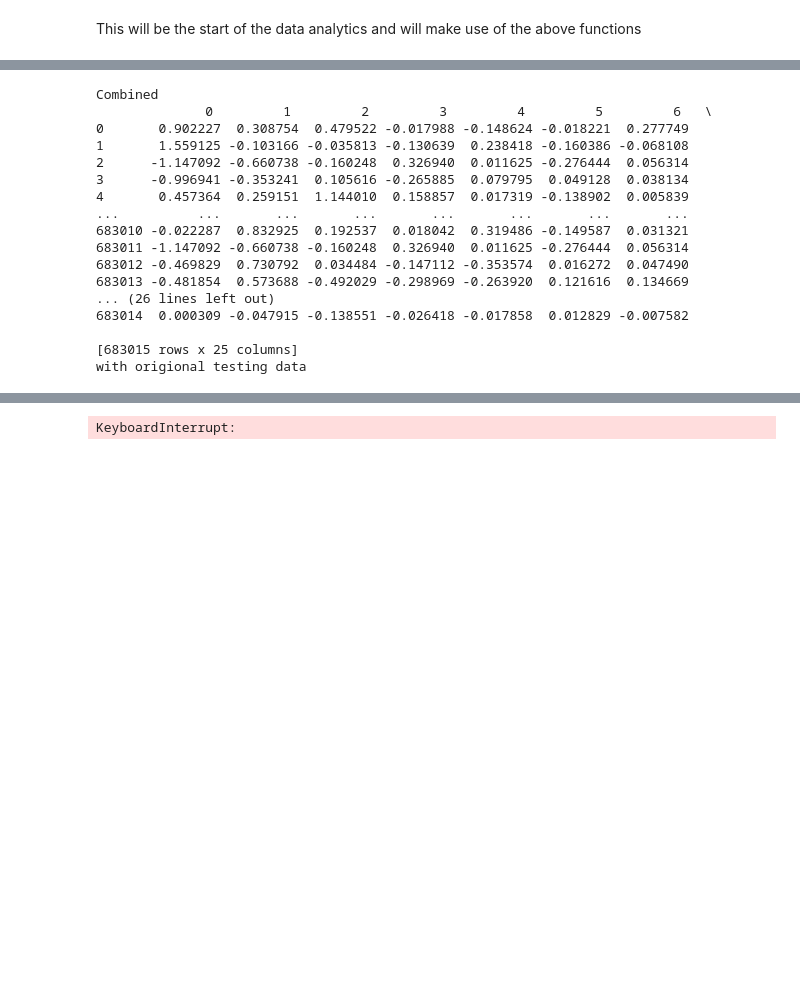
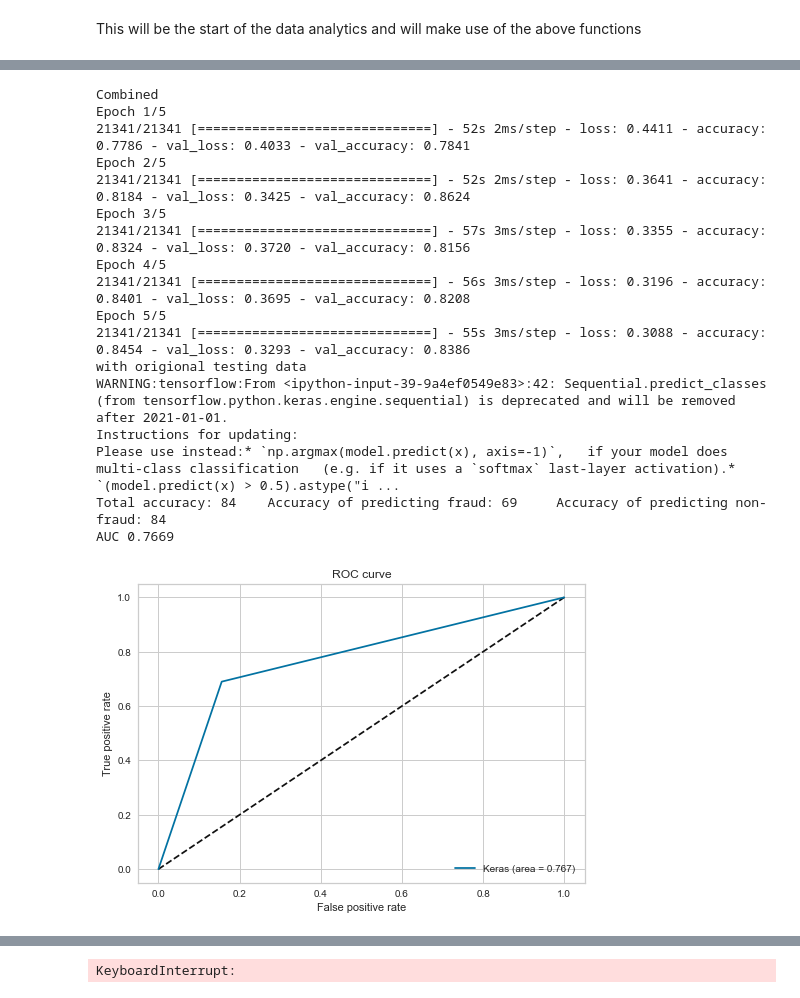
Before and after one commit to KevinGenereux/ESOF_0151_Project, a Jupyter notebook: lucas-src/fraud_detection lucas copy.ipynb, the cells around one changed output, grey strips where cells are left out. Saved outputs shown, nothing was run; the diff lists cells and outputs as text; code cells hidden in the pictures; blank space fills up the shorter version.

```diff
--- a/lucas-src/fraud_detection lucas copy.ipynb
+++ b/lucas-src/fraud_detection lucas copy.ipynb
@@ -449,5 +447,5 @@ dot: graph is too large for cairo-renderer bitmaps. Scaling by 0.113068 to fit
 # %%
- from keras.wrappers.scikit_learn import KerasClassifier
+
 #------------------------------------------------Neural Network Functions-------------------------------------#
 #These are different functions to build and test out an Artifical Neural Network
 #There are functions to train the model, print training data, find accuaracy and other metrics and plot the layout of the NN
@@ -457,49 +455,39 @@ dot: graph is too large for cairo-renderer bitmaps. Scaling by 0.113068 to fit
 #the NNetwork function will build and train a Neural Network
 #there will be 8 inputs but not all of them will be used. Tr is the predictor data, A is the response data E is the epochs L1-L4 are the different layer sizes but some may not be in use and W is a binary 0 or 1 to see if custom weights will need to be given to the answers
 #the output of this model is the NNModel that has been trained and the fitted model from the data
-#def NNetwork(Tr,A,E,L1,L2,L3,L4,W):#Tr is training set A is answer L1 is layer 1 nodes L2 is layer 2 nodes E is the epochs and W is if weights are needed
-def NNetwork():
-    #NNIn=Tr#take the data and use  new name for it
-    #NNans=A
+def NNetwork(Tr,A,E,L1,L2,L3,L4,W):#Tr is training set A is answer L1 is layer 1 nodes L2 is layer 2 nodes E is the epochs and W is if weights are needed
+    NNIn=Tr#take the data and use  new name for it
+    NNans=A
     ##########################################layers are added and removed here to test different implementations
     model_NN=Sequential()
-    #model_NN.add(Dense(L1, input_dim=NNIn.shape[1], activation='relu'))#50 nodes in first hidden layer there might have been an issue with relu but it seems to be fixed
-    model_NN.add(Dense(500, input_dim=comb_x.shape[1], activation='relu'))#50 nodes in first hidden layer there might have been an issue with relu but it seems to be fixed
+    model_NN.add(Dense(L1, input_dim=NNIn.shape[1], activation='relu'))#50 nodes in first hidden layer there might have been an issue with relu but it seems to be fixed
     model_NN.add(Dropout(0.1))
-    model_NN.add(Dense(500, activation='relu'))
+    model_NN.add(Dense(L2, activation='relu'))
     #model_NN.add(Dense(L3, activation='relu',kernel_initializer='uniform'))
 
     #model_NN.add(Dense(L4, activation='relu'))#seems to bring back the all same value issue
     #model_NN.add(Dropout(0.1))
     model_NN.add(Dense(1, activation='sigmoid'))
     model_NN.compile(loss='binary_crossentropy', optimizer='adam', metrics=['accuracy'])
+    #model_NN.compile(optimizer=sgd,loss='mse')##################################################try another optimizer
+    if(W==1):#if the weights are needed or not
+        weights={0:(np.count_nonzero(NNans==1)/NNans.size), 1:(np.count_nonzero(NNans==0)/NNans.size)}#gives more even distribution less loss and not much difference in accuracy
+        #weights={0:7, 1:193}#increase to 27 gave slightly better results
+        nnHist=model_NN.fit(NNIn,NNans,class_weight=weights,epochs=E, validation_data=(X_test,Y_test))# it says 11073 insteead of 354324 because there are 32 batches and 354324/32=11073
 
-def NNClassifier(Tr,A, W):
-    print(Tr)
-    NNIn=Tr
-    NNans=A
-    E=5
-    model_NN=KerasClassifier(build_fn=NNetwork, epochs=5)
-    model_NN._estimator_type="classifier"
-    #model_NN.compile(optimizer=sgd,loss='mse')##################################################try another optimizer
-    #if(W==1):#if the weights are needed or not
-       # weights={0:(np.count_nonzero(NNans==1)/NNans.size), 1:(np.count_nonzero(NNans==0)/NNans.size)}#gives more even distribution less loss and not much difference in accuracy
-        #weights={0:7, 1:193}#increase to 27 gave slightly better results
-        #nnHist=model_NN.fit(NNIn,NNans,class_weight=weights,epochs=E, validation_data=(X_validation,Y_validation))# it says 11073 insteead of 354324 because there are 32 batches and 354324/32=11073
-
-    #else:
-      # nnHist=model_NN.fit(NNIn,NNans,epochs=E, validation_data=(X_validation,Y_validation))
+    else:
+       nnHist=model_NN.fit(NNIn,NNans,epochs=E, validation_data=(X_test,Y_test))
 
 
-    return model_NN#, nnHist
-   # NNacc(model_NN,NNIn,NNans)#call the other function to analyze
+    return model_NN, nnHist
+    NNacc(model_NN,NNIn,NNans)#call the other function to analyze
 
 
 #this function can be called to display the accuracy and outputs of a model. The ROC curve will also be printed
 #it will take three inputs model which is the trained model, testin which is the predictor values and testout which is the response values
 #there will be no return as the point is to output some results and plot the ROC curve
 def NNacc (model, testin,testout):
-    predictions=model.predict(testin)#make predictions
+    predictions=model.predict_classes(testin)#make predictions
     check=np.array(testout)#convert to an array
     count=0#set the count for each varible to zero for later
     count1=0
@@ -548,49 +536,49 @@ def PlotHistory(nnHist):
     plt.title('Model Loss')
     plt.ylabel('Loss')
     plt.xlabel('Epoch')
     plt.legend(['Train', 'Validation'], loc='upper left')
     plt.show()
 ########################################### collection of different function calls to balance the data
 #bal_x, bal_y =smote(3,X_train,Y_train)#get more balanced data using smote with the input and output as well as the K value
 
 #ad_x,ad_y=ada(X_train,Y_train)#get more balanced data using ADASYN
 
 #u_x,u_y=ENN(12,X_train,Y_train)
 
 #CNN_x,CNN_y=CNN(1,X_train,Y_train)#relativly slow do not use again
 
 #NM_x, NM_y=NM(3,X_train,Y_train)#try this one if they still take a long time
 
 #ONN_x,ONN_y=OSS(4,200,X_train, Y_train)
 #print("Done ENN")
 #combination
 
 print("Combined")
-#ANN_mod,nnHist=NNetwork(comb_x,comb_y,5,500,500,25,400,0)#
-ANN_mod=NNClassifier(comb_x,comb_y,0)
+mod,nnHist=NNetwork(comb_x,comb_y,10,300,700,25,400,0)#
 #print("With balanced training data")
 #NNacc(mod, comb_x,comb_y)
 #print("With origional training data")
 #NNacc(mod, X_train,Y_train)
 print("with origional testing data")
-NNacc(ANN_mod, X_test, Y_test)
+NNacc(mod, X_test, Y_test)
 PlotHistory(nnHist)
-plot_model(ANN_mod, to_file='model_plot.png', show_shapes=True, show_layer_names=True)#Plot the structure of the model and save it to a file called model_plot.png
+plot_model(mod, to_file='model_plot.png', show_shapes=True, show_layer_names=True)#Plot the structure of the model and save it to a file called model_plot.png
 # %% [output]
 Combined
-              0         1         2         3         4         5         6   \
-0       0.902227  0.308754  0.479522 -0.017988 -0.148624 -0.018221  0.277749
-1       1.559125 -0.103166 -0.035813 -0.130639  0.238418 -0.160386 -0.068108
-2      -1.147092 -0.660738 -0.160248  0.326940  0.011625 -0.276444  0.056314
-3      -0.996941 -0.353241  0.105616 -0.265885  0.079795  0.049128  0.038134
-4       0.457364  0.259151  1.144010  0.158857  0.017319 -0.138902  0.005839
-...          ...       ...       ...       ...       ...       ...       ...
-683010 -0.022287  0.832925  0.192537  0.018042  0.319486 -0.149587  0.031321
-683011 -1.147092 -0.660738 -0.160248  0.326940  0.011625 -0.276444  0.056314
-683012 -0.469829  0.730792  0.034484 -0.147112 -0.353574  0.016272  0.047490
-683013 -0.481854  0.573688 -0.492029 -0.298969 -0.263920  0.121616  0.134669
-... (26 lines left out)
-683014  0.000309 -0.047915 -0.138551 -0.026418 -0.017858  0.012829 -0.007582
-
-[683015 rows x 25 columns]
+Epoch 1/5
+21341/21341 [==============================] - 52s 2ms/step - loss: 0.4411 - accuracy: 0.7786 - val_loss: 0.4033 - val_accuracy: 0.7841
+Epoch 2/5
+21341/21341 [==============================] - 52s 2ms/step - loss: 0.3641 - accuracy: 0.8184 - val_loss: 0.3425 - val_accuracy: 0.8624
+Epoch 3/5
+21341/21341 [==============================] - 57s 3ms/step - loss: 0.3355 - accuracy: 0.8324 - val_loss: 0.3720 - val_accuracy: 0.8156
+Epoch 4/5
+21341/21341 [==============================] - 56s 3ms/step - loss: 0.3196 - accuracy: 0.8401 - val_loss: 0.3695 - val_accuracy: 0.8208
+Epoch 5/5
+21341/21341 [==============================] - 55s 3ms/step - loss: 0.3088 - accuracy: 0.8454 - val_loss: 0.3293 - val_accuracy: 0.8386
 with origional testing data
+WARNING:tensorflow:From <ipython-input-39-9a4ef0549e83>:42: Sequential.predict_classes (from tensorflow.python.keras.engine.sequential) is deprecated and will be removed after 2021-01-01.
+Instructions for updating:
+Please use instead:* `np.argmax(model.predict(x), axis=-1)`,   if your model does multi-class classification   (e.g. if it uses a `softmax` last-layer activation).* `(model.predict(x) > 0.5).astype("i ...
+Total accuracy: 84    Accuracy of predicting fraud: 69     Accuracy of predicting non-fraud: 84
+AUC 0.7669
+[figure, added]
```
Also changed, not shown: parts of 8 cells of this notebook, 17 other files.
